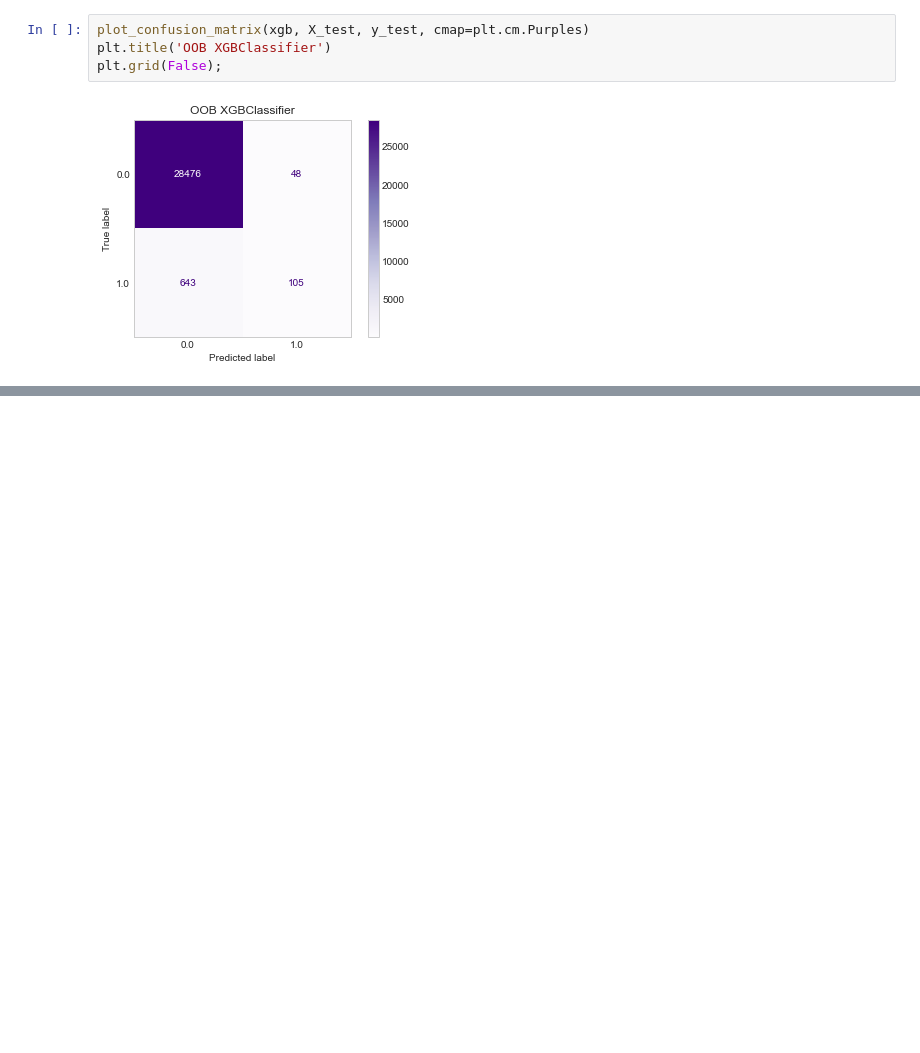
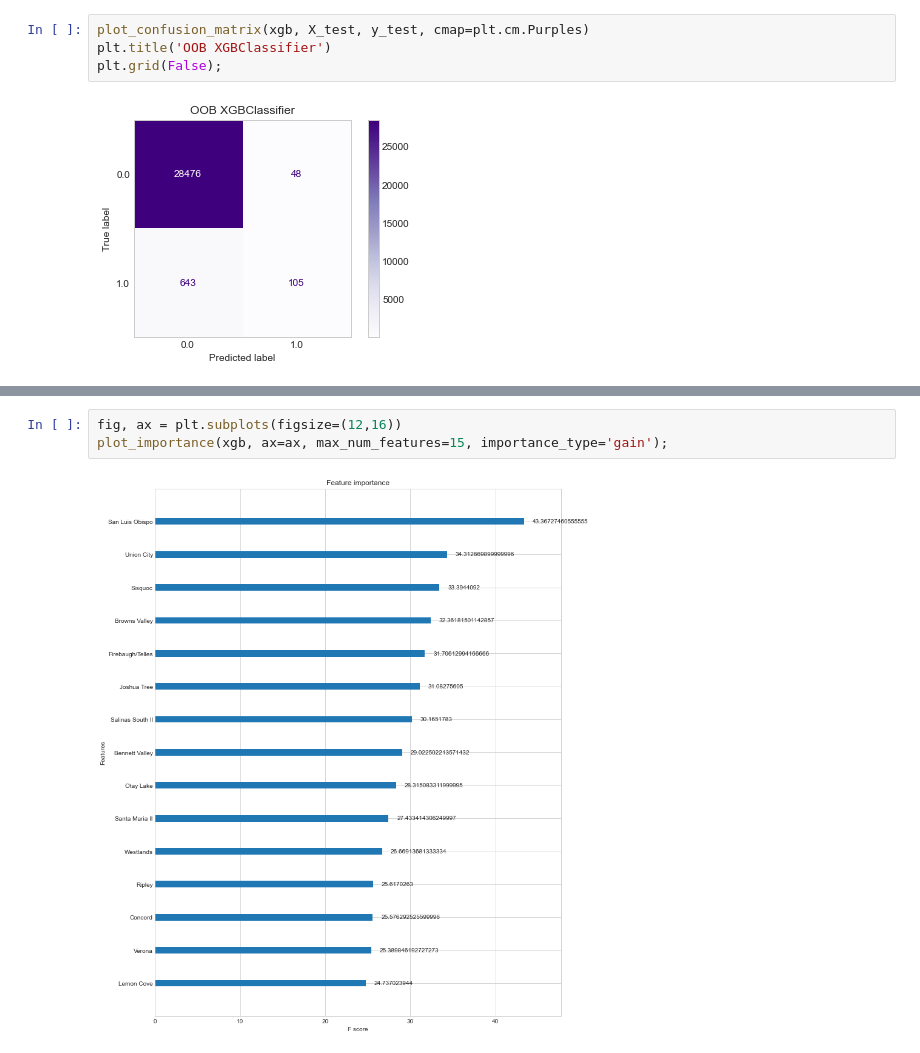
Before and after one commit to czaloumi/fire-risk-analysis, a Jupyter notebook: src/model-comparison.ipynb, the cells around one changed output, grey strips where cells are left out. Drawn from its saved outputs; the diff is of its cells as text; blank space fills up the shorter version.

```diff
--- a/src/model-comparison.ipynb
+++ b/src/model-comparison.ipynb
@@ -92,0 +151,5 @@ plt.grid(False);
+# %%
+fig, ax = plt.subplots(figsize=(12,16))
+plot_importance(xgb, ax=ax, max_num_features=15, importance_type='gain');
+# %% [output]
+[figure, added]
```
Also changed, not shown: parts of 14 cells of this notebook, 1 other file.
